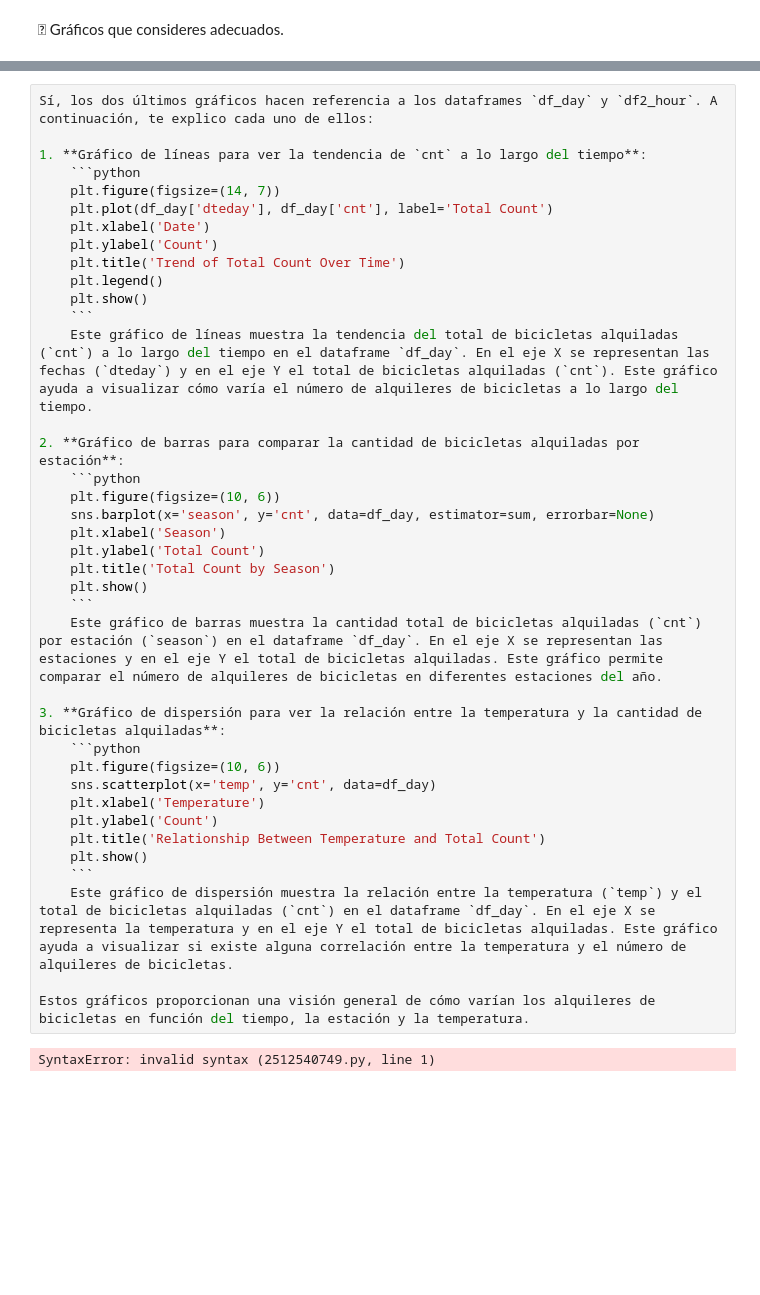
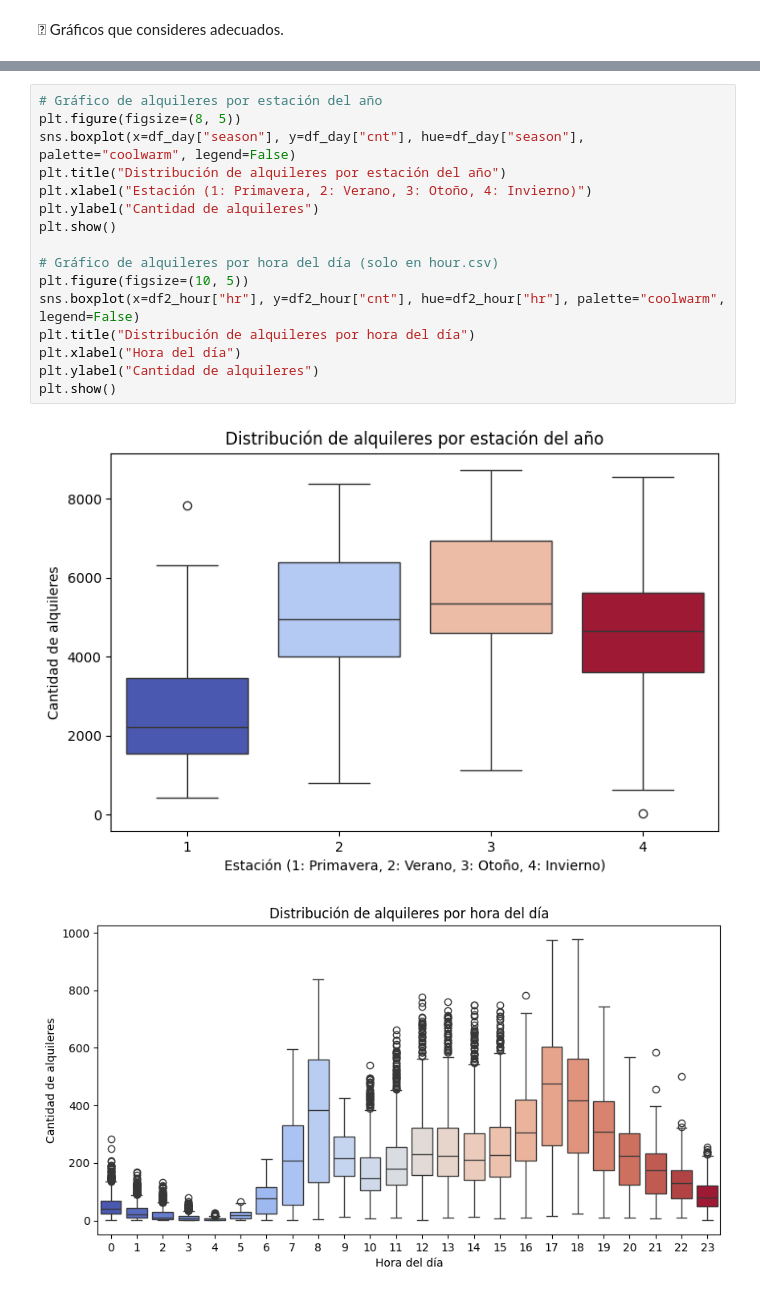
Before and after one commit to oscardbocanegra/Universidad, a Jupyter notebook: aprendizaje_automatico_mineria_datos/act1/solve_act.ipynb, the cells around one changed output, grey strips where cells are left out. Saved outputs shown, nothing was run; the diff lists cells and outputs as text; blank space fills up the shorter version.

````diff
--- a/aprendizaje_automatico_mineria_datos/act1/solve_act.ipynb
+++ b/aprendizaje_automatico_mineria_datos/act1/solve_act.ipynb
@@ -255,40 +262,19 @@ plt.show()
-# %%
-Sí, los dos últimos gráficos hacen referencia a los dataframes `df_day` y `df2_hour`. A continuación, te explico cada uno de ellos:
-
-1. **Gráfico de líneas para ver la tendencia de `cnt` a lo largo del tiempo**:
-    ```python
-    plt.figure(figsize=(14, 7))
-    plt.plot(df_day['dteday'], df_day['cnt'], label='Total Count')
-    plt.xlabel('Date')
-    plt.ylabel('Count')
-    plt.title('Trend of Total Count Over Time')
-    plt.legend()
-    plt.show()
-    ```
-    Este gráfico de líneas muestra la tendencia del total de bicicletas alquiladas (`cnt`) a lo largo del tiempo en el dataframe `df_day`. En el eje X se representan las fechas (`dteday`) y en el eje Y el total de bicicletas alquiladas (`cnt`). Este gráfico ayuda a visualizar cómo varía el número de alquileres de bicicletas a lo largo del tiempo.
-
-2. **Gráfico de barras para comparar la cantidad de bicicletas alquiladas por estación**:
-    ```python
-    plt.figure(figsize=(10, 6))
-    sns.barplot(x='season', y='cnt', data=df_day, estimator=sum, errorbar=None)
-    plt.xlabel('Season')
-    plt.ylabel('Total Count')
-    plt.title('Total Count by Season')
-    plt.show()
-    ```
-    Este gráfico de barras muestra la cantidad total de bicicletas alquiladas (`cnt`) por estación (`season`) en el dataframe `df_day`. En el eje X se representan las estaciones y en el eje Y el total de bicicletas alquiladas. Este gráfico permite comparar el número de alquileres de bicicletas en diferentes estaciones del año.
-
-3. **Gráfico de dispersión para ver la relación entre la temperatura y la cantidad de bicicletas alquiladas**:
-    ```python
-    plt.figure(figsize=(10, 6))
-    sns.scatterplot(x='temp', y='cnt', data=df_day)
-    plt.xlabel('Temperature')
-    plt.ylabel('Count')
-    plt.title('Relationship Between Temperature and Total Count')
-    plt.show()
-    ```
-    Este gráfico de dispersión muestra la relación entre la temperatura (`temp`) y el total de bicicletas alquiladas (`cnt`) en el dataframe `df_day`. En el eje X se representa la temperatura y en el eje Y el total de bicicletas alquiladas. Este gráfico ayuda a visualizar si existe alguna correlación entre la temperatura y el número de alquileres de bicicletas.
-
-Estos gráficos proporcionan una visión general de cómo varían los alquileres de bicicletas en función del tiempo, la estación y la temperatura.
-# %% [output]
-SyntaxError: invalid syntax (2512540749.py, line 1)
+# %%
+# Gráfico de alquileres por estación del año
+plt.figure(figsize=(8, 5))
+sns.boxplot(x=df_day["season"], y=df_day["cnt"], hue=df_day["season"], palette="coolwarm", legend=False)
+plt.title("Distribución de alquileres por estación del año")
+plt.xlabel("Estación (1: Primavera, 2: Verano, 3: Otoño, 4: Invierno)")
+plt.ylabel("Cantidad de alquileres")
+plt.show()
+
+# Gráfico de alquileres por hora del día (solo en hour.csv)
+plt.figure(figsize=(10, 5))
+sns.boxplot(x=df2_hour["hr"], y=df2_hour["cnt"], hue=df2_hour["hr"], palette="coolwarm", legend=False)
+plt.title("Distribución de alquileres por hora del día")
+plt.xlabel("Hora del día")
+plt.ylabel("Cantidad de alquileres")
+plt.show()
+# %% [output]
+[figure, added]
+[figure, added]
````
Also changed, not shown: parts of 15 cells of this notebook, 5 other files.
